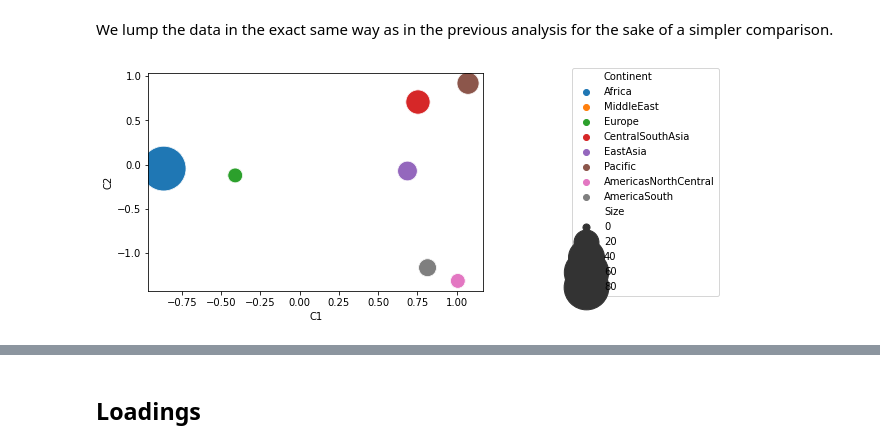
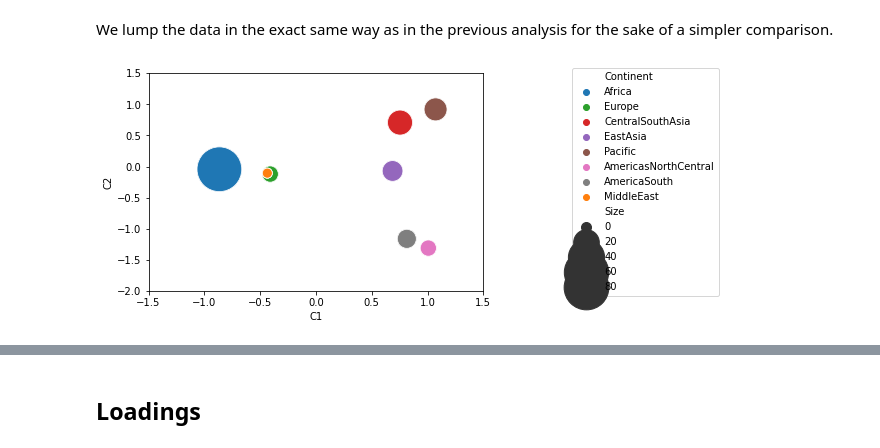
Before and after one commit to camoalon/language_genes, a Jupyter notebook: PCA.ipynb, the cells around one changed output, grey strips where cells are left out. Cells and saved outputs as stored; diff of their text form; code cells hidden in the pictures.

Commit message:
Save plots

```diff
--- a/PCA.ipynb
+++ b/PCA.ipynb
@@ -533,9 +539,20 @@ for i,elements in enumerate(continents):
 
 cluster_cca = pd.DataFrame([latitude_cca,longitude_cca,size_cca,continents]).T
 cluster_cca.columns = ['C1','C2','Size','Continent']
-# %%
-g = sns.scatterplot(cluster_cca['C1'],cluster_cca['C2'],size=cluster_cca['Size'],hue=cluster_cca['Continent'],sizes=(50,2000))
-
-legend = g.legend(loc='center left', bbox_to_anchor=(1.25, 0.5), ncol=1)
-# %% [output]
-[figure, removed]
+# %%
+cluster_cca_middleeast = cluster_cca[cluster_cca['Continent'] == 'MiddleEast']
+cluster_cca_no_middleeast = cluster_cca[cluster_cca['Continent'] != 'MiddleEast']
+cluster_cca_ordered = cluster_cca_no_middleeast.append(cluster_cca_middleeast)
+
+current_palette = sns.color_palette()
+color = [current_palette[0],current_palette[2],current_palette[3],current_palette[4],current_palette[5],current_palette[6],current_palette[7],current_palette[1]]
+
+g = sns.scatterplot(cluster_cca_ordered['C1'],cluster_cca_ordered['C2'],size=cluster_cca_ordered['Size'],hue=cluster_cca_ordered['Continent'],sizes=(100,2000),palette=color)
+
+xaxis = plt.xlim(-1.5,1.5)
+yaxis = plt.ylim(-2,1.5)
+
+legend = g.legend(loc='center left', bbox_to_anchor=(1.25, 0.5), ncol=1)
+plt.savefig('cca_clusters.pdf')
+# %% [output]
+[figure, added]
```
Also changed, not shown: parts of 2 cells of this notebook.
